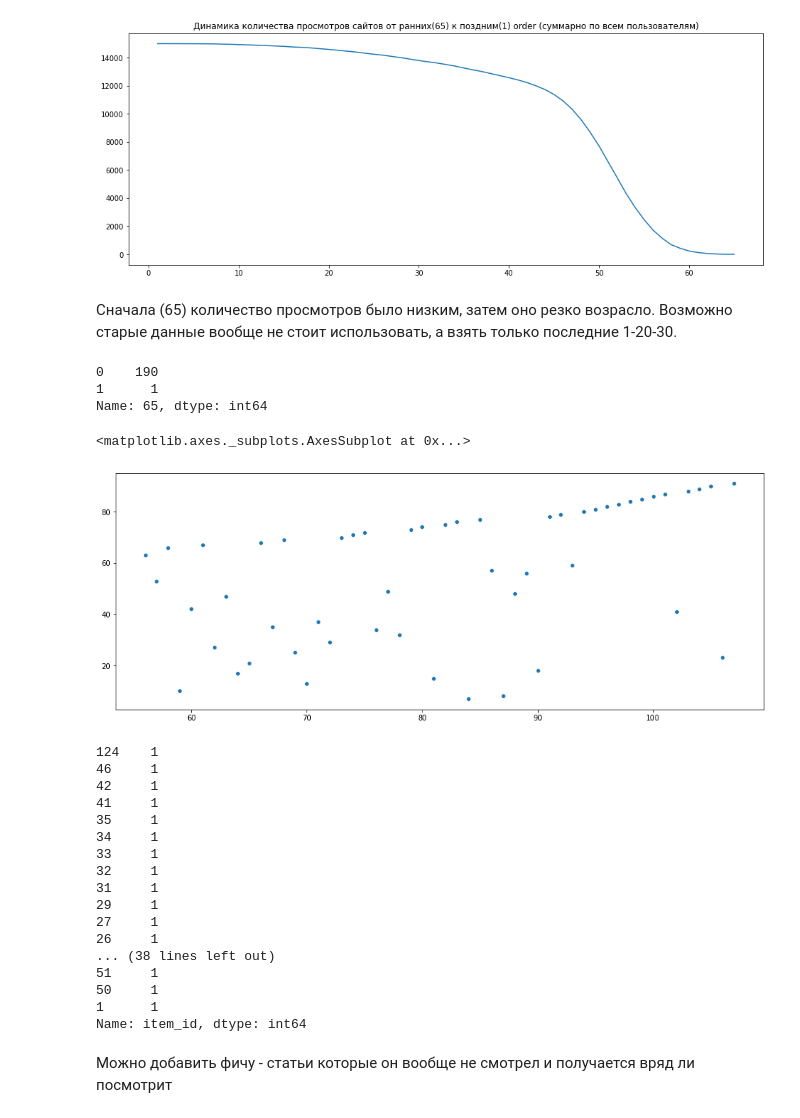
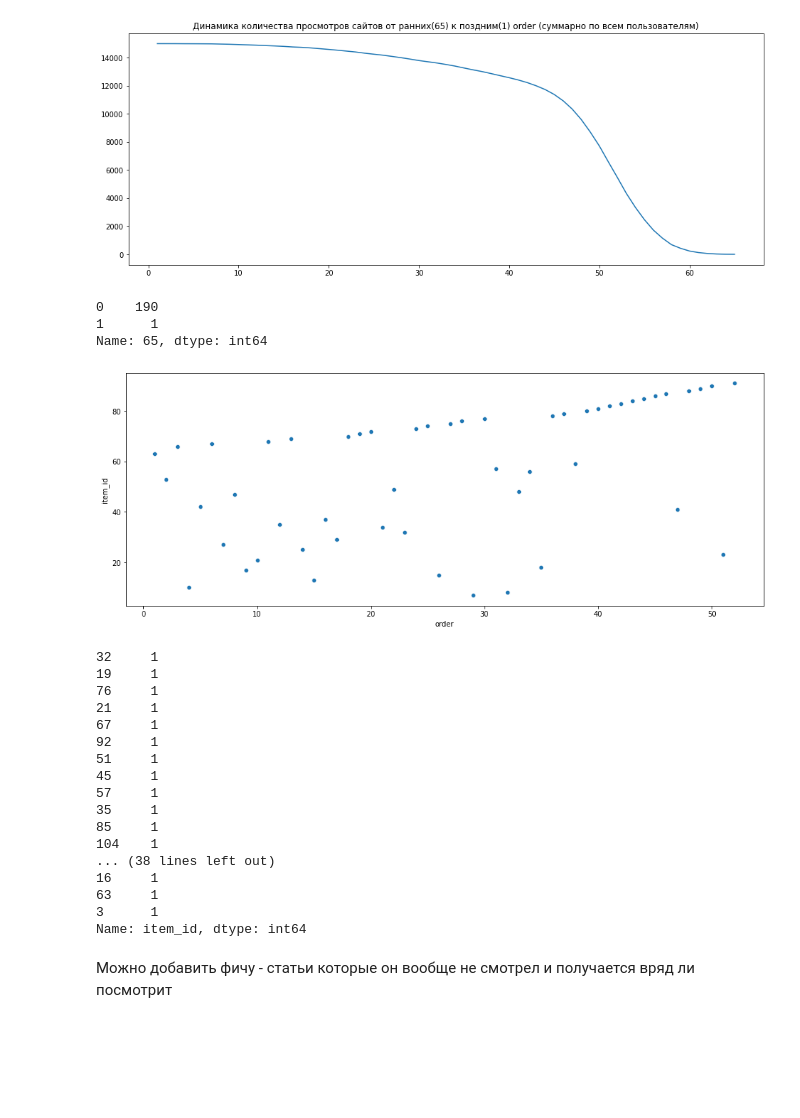
Before and after one commit to D7nis/recommendations_sites, a Jupyter notebook: recommendation.ipynb, the cells around one changed output. Saved outputs shown, nothing was run; the diff lists cells and outputs as text; code cells hidden in the pictures; blank space fills up the shorter version.

```diff
--- a/recommendation.ipynb
+++ b/recommendation.ipynb
@@ -35,7 +45,7 @@ ImportError: cannot import name '_als' from partially initialized module 'implic
 # %% [markdown]
 Обучающая выборка:
 # %%
-df_train = pd.read_csv(r'Data\train.csv', )
+df_train = pd.read_csv(r'Data/train.csv', )
 df_train.head()
 # %% [output]
 |  | user_id | item_id | order |
@@ -173,8 +183,6 @@ df_tt.sum().plot(figsize=(16,6))
 plt.title("Динамика количества просмотров сайтов от ранних(65) к поздним(1) order (суммарно по всем пользователям)");
 # %% [output]
 [figure]
-# %% [markdown]
-Сначала (65) количество просмотров было низким, затем оно резко возрасло. Возможно старые данные вообще не стоит использовать, а взять только последние 1-20-30.
 # %%
 df_tt[65].value_counts()
 # %% [output]
@@ -183,29 +191,29 @@ df_tt[65].value_counts()
 Name: 65, dtype: int64
 # %%
 plt.figure(figsize=(16,6))
-sns.scatterplot(data=df_train[df_train['user_id'] == 1]['item_id'])
+sns.scatterplot(data=df_train[df_train['user_id'] == 1][['item_id', 'order']],
+               x='order', y='item_id');
 # %% [output]
-<matplotlib.axes._subplots.AxesSubplot at 0x...>
-[figure, old version]
+[figure, new version]
 # %%
 df_train[df_train['user_id'] == 14999]['item_id'].value_counts()
 # %% [output]
-124    1
-46     1
-42     1
-41     1
+32     1
+19     1
+76     1
+21     1
+67     1
+92     1
+51     1
+45     1
+57     1
 35     1
-34     1
-33     1
-32     1
-31     1
-29     1
-27     1
-26     1
+85     1
+104    1
 ... (38 lines left out)
-51     1
-50     1
-1      1
+16     1
+63     1
+3      1
 Name: item_id, dtype: int64
 # %% [markdown]
 Можно добавить фичу - статьи которые он вообще не смотрел и получается вряд ли посмотрит
```
Also changed, not shown: parts of 213 cells of this notebook, 6 other files.
